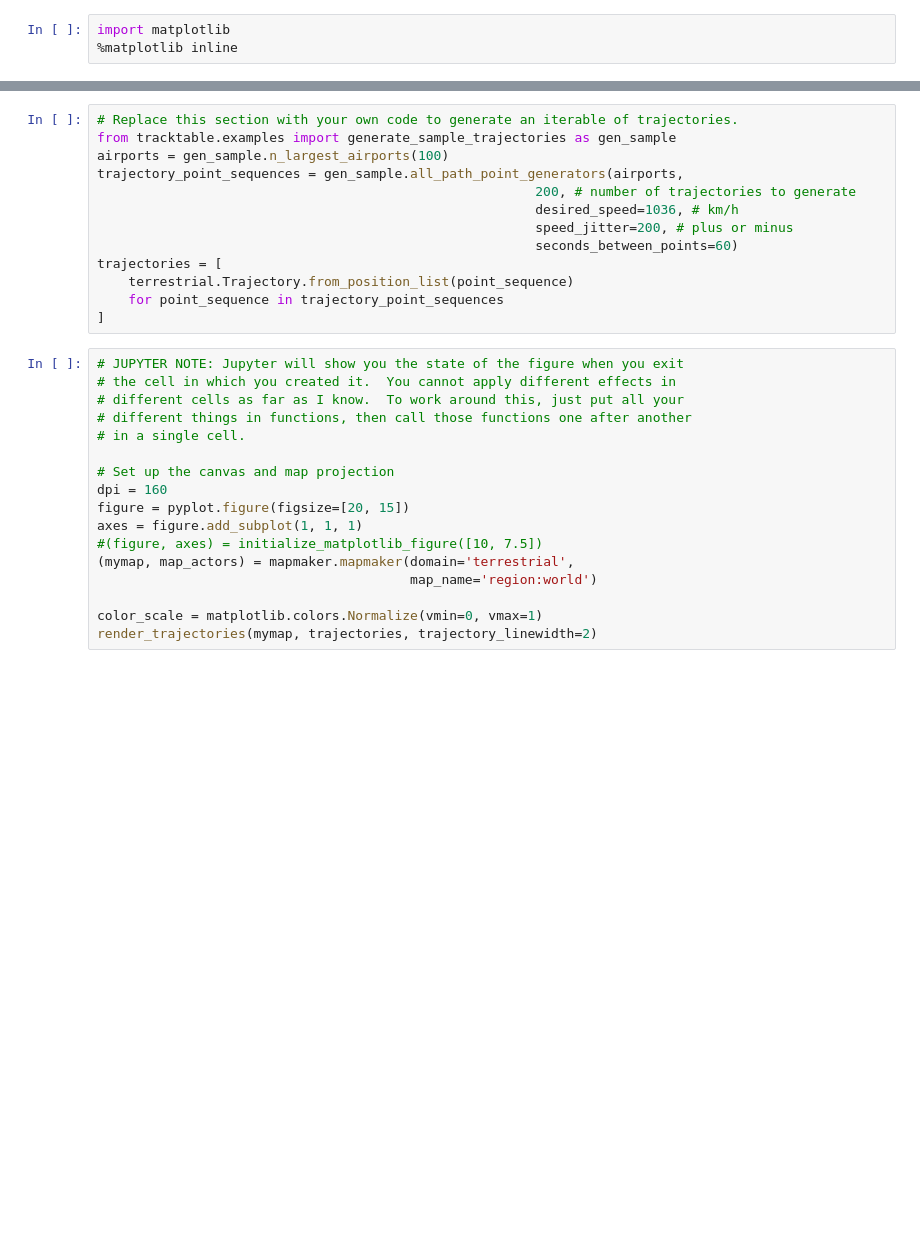
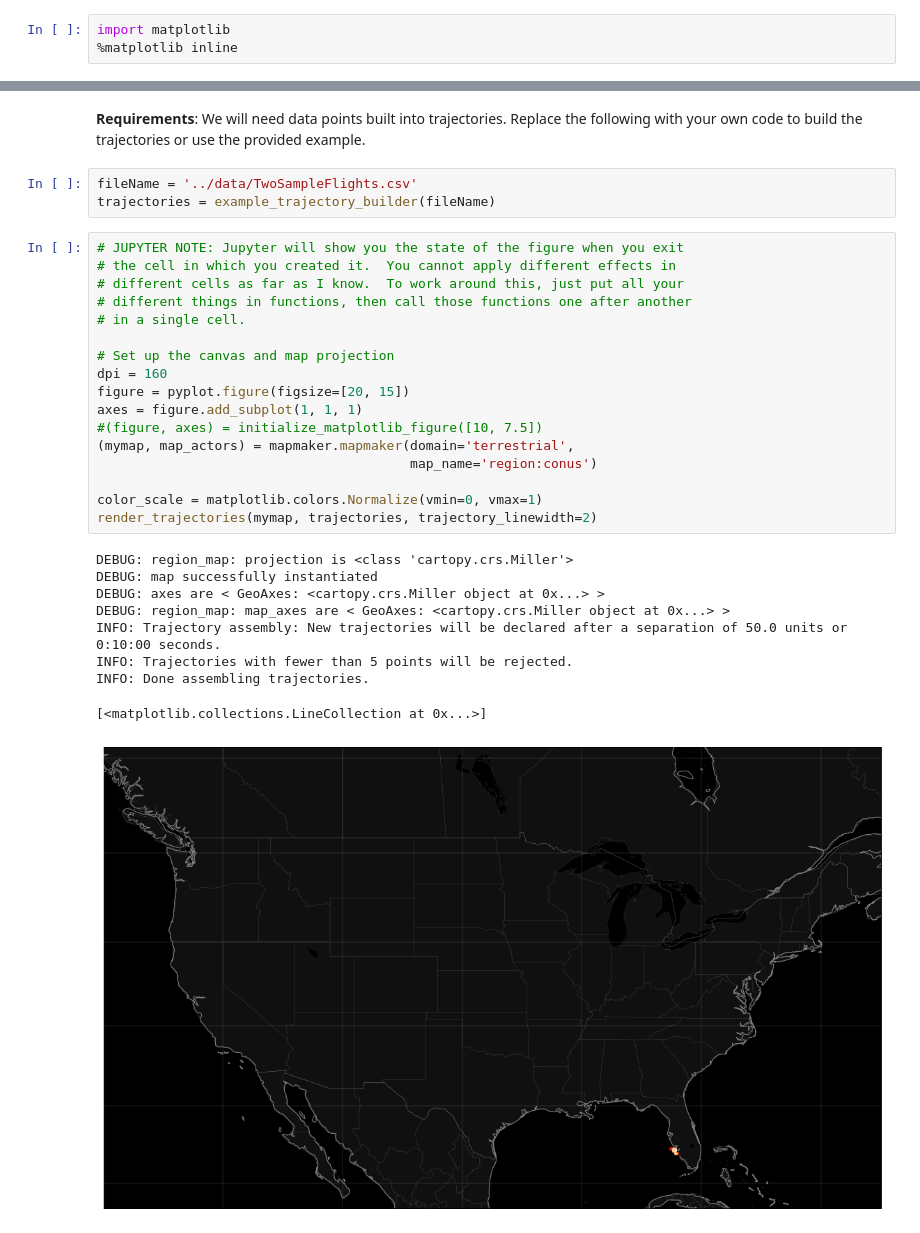
Before and after one commit to sandialabs/tracktable, a Jupyter notebook: tracktable/Python/tracktable/examples/notebooks/Tracktable Example - Trajectory Rendering.ipynb, the cells around one changed output, grey strips where cells are left out. Saved outputs shown, nothing was run; the diff lists cells and outputs as text; blank space fills up the shorter version.

Commit message:
Updated rendering example to use trajectory builder and added some details.

```diff
--- a/tracktable/Python/tracktable/examples/notebooks/Tracktable Example - Trajectory Rendering.ipynb
+++ b/tracktable/Python/tracktable/examples/notebooks/Tracktable Example - Trajectory Rendering.ipynb
@@ -9,33 +43,35 @@ from tracktable.examples.example_trajectory_rendering import render_trajectories
 from tracktable.domain import terrestrial
 from tracktable.render import mapmaker
 from matplotlib import pyplot
-# %%
-# Replace this section with your own code to generate an iterable of trajectories.
-from tracktable.examples import generate_sample_trajectories as gen_sample
-airports = gen_sample.n_largest_airports(100)
-trajectory_point_sequences = gen_sample.all_path_point_generators(airports,
-                                                        200, # number of trajectories to generate
-                                                        desired_speed=1036, # km/h
-                                                        speed_jitter=200, # plus or minus
-                                                        seconds_between_points=60)
-trajectories = [
-    terrestrial.Trajectory.from_position_list(point_sequence)
-    for point_sequence in trajectory_point_sequences
-]
+# %% [markdown]
+**Requirements**: We will need data points built into trajectories. Replace the following with your own code to build the trajectories or use the provided example.
+# %%
+fileName = '../data/TwoSampleFlights.csv'
+trajectories = example_trajectory_builder(fileName)
 # %%
 # JUPYTER NOTE: Jupyter will show you the state of the figure when you exit
 # the cell in which you created it.  You cannot apply different effects in
 # different cells as far as I know.  To work around this, just put all your
 # different things in functions, then call those functions one after another
 # in a single cell.
 
 # Set up the canvas and map projection
 dpi = 160
 figure = pyplot.figure(figsize=[20, 15])
 axes = figure.add_subplot(1, 1, 1)
 #(figure, axes) = initialize_matplotlib_figure([10, 7.5])
 (mymap, map_actors) = mapmaker.mapmaker(domain='terrestrial',
-                                        map_name='region:world')
+                                        map_name='region:conus')
 
 color_scale = matplotlib.colors.Normalize(vmin=0, vmax=1)
 render_trajectories(mymap, trajectories, trajectory_linewidth=2)
+# %% [output]
+DEBUG: region_map: projection is <class 'cartopy.crs.Miller'>
+DEBUG: map successfully instantiated
+DEBUG: axes are < GeoAxes: <cartopy.crs.Miller object at 0x...> >
+DEBUG: region_map: map_axes are < GeoAxes: <cartopy.crs.Miller object at 0x...> >
+INFO: Trajectory assembly: New trajectories will be declared after a separation of 50.0 units or 0:10:00 seconds.
+INFO: Trajectories with fewer than 5 points will be rejected.
+INFO: Done assembling trajectories.
+[<matplotlib.collections.LineCollection at 0x...>]
+[figure, added]
```
Also changed, not shown: parts of 6 cells of this notebook, 3 other files.
